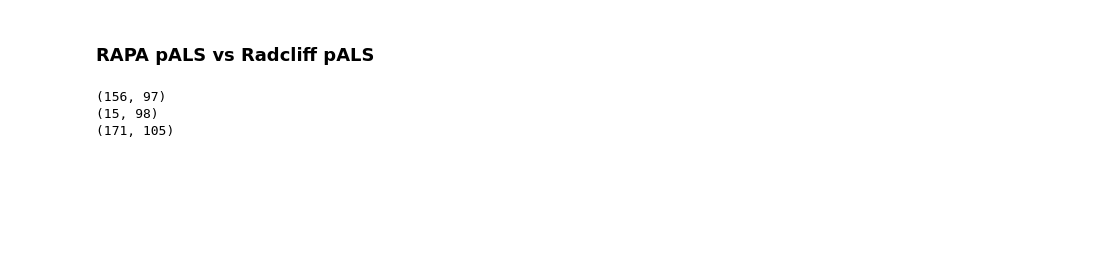
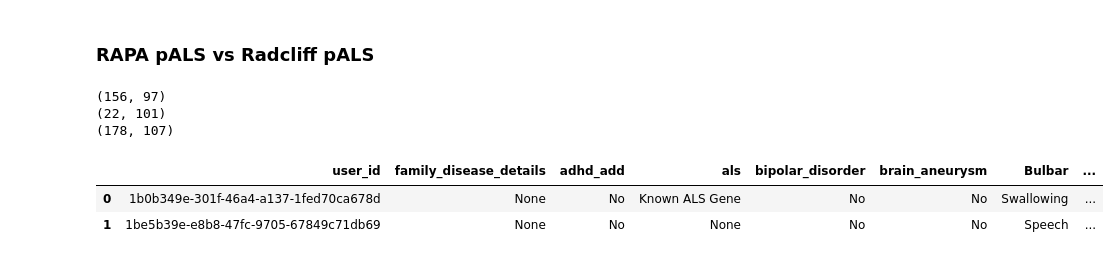
Before and after one commit to ealsuser/eals_rapa, a Jupyter notebook: nb/demographics_rapa_vs_radcliff.ipynb, the cells around one changed output. Saved outputs shown, nothing was run; the diff lists cells and outputs as text; code cells hidden in the pictures; blank space fills up the shorter version.

```diff
--- a/nb/demographics_rapa_vs_radcliff.ipynb
+++ b/nb/demographics_rapa_vs_radcliff.ipynb
@@ -58,12 +58,12 @@ df_rapa = df_demo.merge(df_rapa_als, on='user_id', how='outer')
 df_rapa['study'] = 'RAPA'
 print(df_rapa.shape)
 
-df_comparison = pd.concat([df_rapa, df_rad], axis=0, ignore_index=True, sort=False)
+df_comparison = pd.concat([df_rad, df_rapa], axis=0, ignore_index=True, sort=False)
 print(df_comparison.shape)
 # %% [output]
 (156, 97)
-(15, 98)
-(171, 105)
+(22, 101)
+(178, 107)
 # %%
 # Example usage
 cat_columns = [
@@ -102,6 +102,17 @@ numeric_columns = [
     'gross_motor_subscore',
 
 ]
+# %%
+# This columns are not being compared in the table below
+dis = []
+for c in df_rapa.columns:
+    if c not in cat_columns and c not in numeric_columns:
+        dis.append(c)
+df_rapa[dis].head(2)
+# %% [output]
+|  | user_id | family_disease_details | adhd_add | als | bipolar_disorder | brain_aneurysm | Bulbar | ... |
+| 0 | 1b0b349e-301f-46a4-a137-1fed70ca678d | None | No | Known ALS Gene | No | No | Swallowing | ... |
+| 1 | 1be5b39e-e8b8-47fc-9705-67849c71db69 | None | No | None | No | No | Speech | ... |
 # %%
 styled_table = make_article_table(df_comparison, 'study', [], numeric_columns, dec=2, p_dec=2)
 display(styled_table)
```
Also changed, not shown: parts of 5 cells of this notebook, 10 other files.
